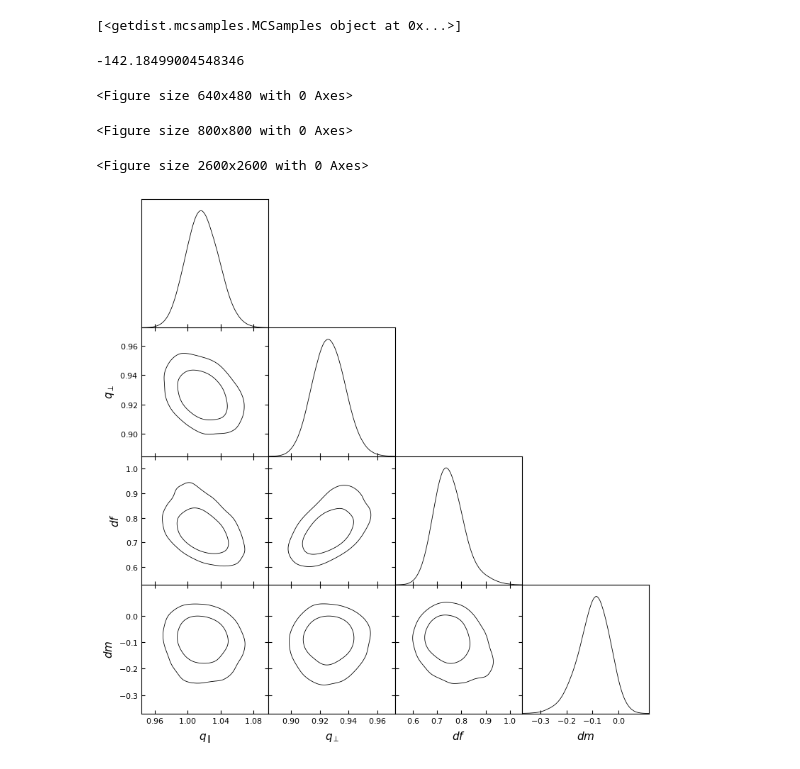
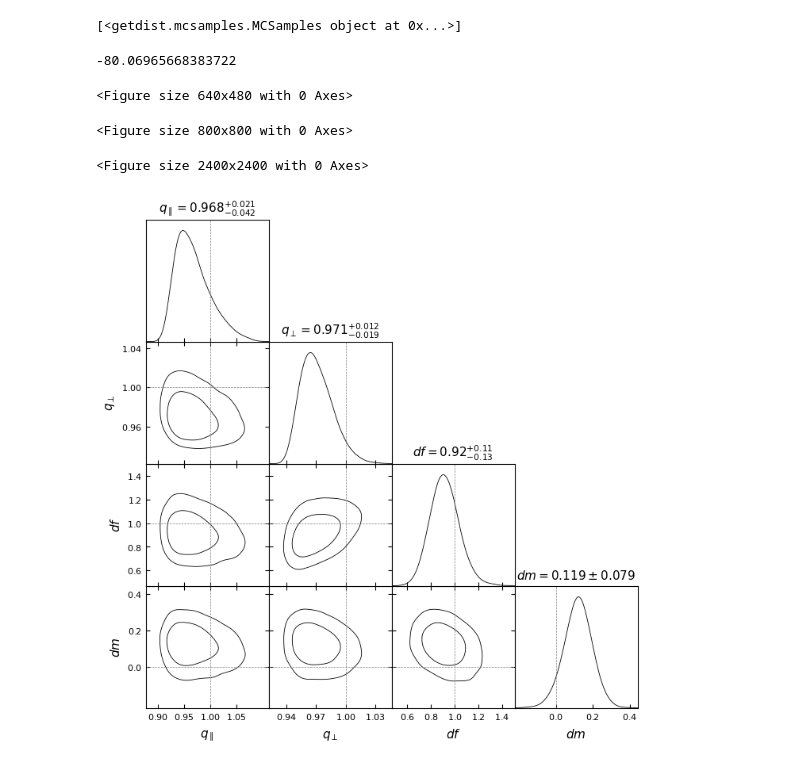
Before and after one commit to cosmodesi/desi-y1-kp45, a Jupyter notebook: blinding/nb/plots_chain.ipynb, the cells around one changed output. Drawn from its saved outputs; the diff is of its cells as text; code cells hidden in the pictures.

Commit message:
Updated plot

```diff
--- a/blinding/nb/plots_chain.ipynb
+++ b/blinding/nb/plots_chain.ipynb
@@ -19,7 +19,7 @@ chains = []
 chain_dir = os.path.join(os.getenv('SCRATCH'), 'test_y1_full_shape')
 tracers = ['LRG']
 #tracers = ['LRG']
-chain = Chain.concatenate([Chain.load(os.path.join(chain_dir, 'chain_{}_power_velocileptors_shapefit_{:d}.npy'.format('_'.join(tracers), i))).remove_burnin(0.5)[::20] for i in range(8)])
+chain = Chain.concatenate([Chain.load(os.path.join(chain_dir, 'chain_{}_0.4_0.6_corr_velocileptors_shapefit_{:d}.npy'.format('_'.join(tracers), i))).remove_burnin(0.5)[::20] for i in range(8)])
 chain = chain.sample_solved()
 # chain['H0'] = 100 * chain['h']
 #chain['H0'].param.update(latex='H_{0}', prior=dict(limits=[1., 100.]))
@@ -39,18 +39,22 @@ print(chains)
 temp = chains[0]
 -2 * temp.loglikes.max()
 # %% [output]
--142.18499004548346
+-80.06965668383722
 # %%
 from getdist import plots
 plt.clf()
 g = plots.get_subplot_plotter()
-g.triangle_plot(chains, params=["qpar", "qper", "df", "dm"], analysis_settings={'ignore_rows': 0.2})
+g.settings.alpha_filled_add=0.4
+g.settings.title_limit_fontsize = 14
+g.triangle_plot(chains, params=["qpar", "qper", "df", "dm"], analysis_settings={'ignore_rows': 0.2}, title_limit=1,
+                markers={"qpar":1., "qper":1., "df":1., "dm":0.},
+                filled=False)
 plt.show()
 # %% [output]
 <Figure size 640x480 with 0 Axes>
 <Figure size 800x800 with 0 Axes>
-<Figure size 2600x2600 with 0 Axes>
+<Figure size 2400x2400 with 0 Axes>
-[figure, old version]
+[figure, new version]
 # %%
 from getdist import plots
 plt.clf()
```
Also changed, not shown: parts of 4 cells of this notebook.
